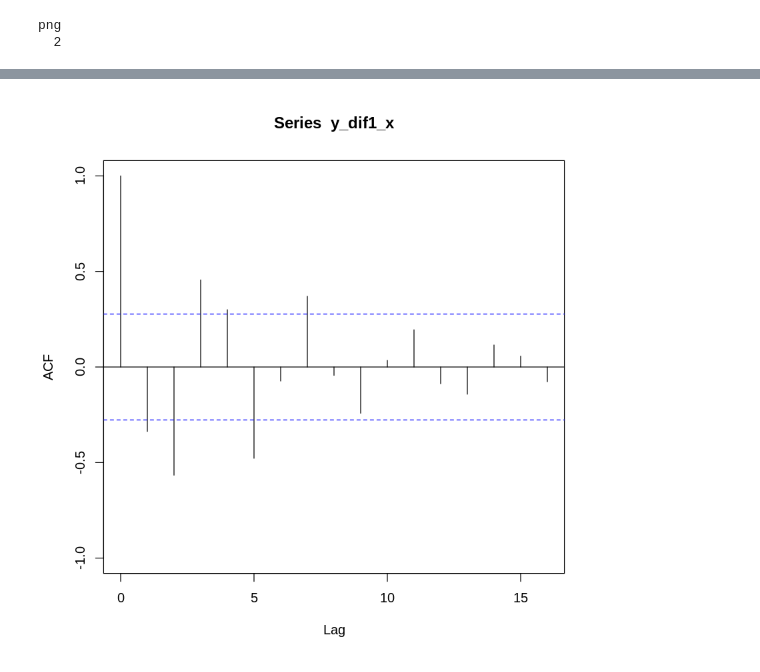
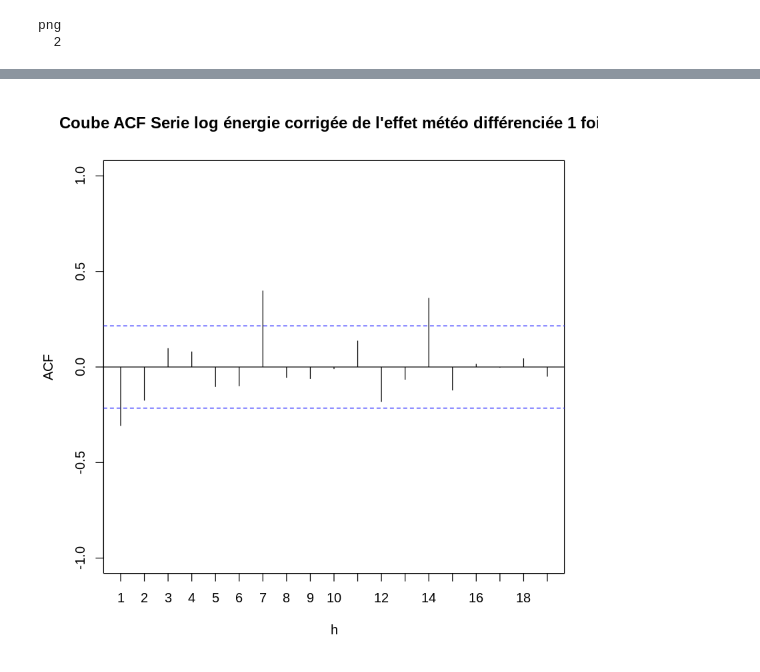
Before and after one commit to Silvock/projet_9_temporal_series, a Jupyter notebook: notebook/analyse.ipynb, the cells around one changed output, grey strips where cells are left out. Saved outputs shown, nothing was run; the diff lists cells and outputs as text; code cells hidden in the pictures.

```diff
--- a/notebook/analyse.ipynb
+++ b/notebook/analyse.ipynb
@@ -499,5 +514,8 @@ plot(acf(y_dif1,plot=FALSE),ylim=c(-1,1))
-# %%
-y_dif1_x=diff(y_dif1,lag=5,differences = 1)
-plot(acf(y_dif1_x,plot=FALSE),ylim=c(-1,1))
-# %% [output]
-[figure, removed]
+# %%
+y_dif1=diff(y,lag=1,differences = 1)
+acf = acf(y_dif1,lag.max=nlag,plot=FALSE)
+acf$lag = acf$lag*12
+plot(acf,ylim=c(-1,1),main="Coube ACF Serie log énergie corrigée de l'effet météo différenciée 1 fois",
+    ci=0.95,xlim=c(1,nlag-1),xaxp=c(1,nlag,nlag-1),type='h',lend='butt',xlab='h',ylab='ACF')
+# %% [output]
+[figure, added]
```
Also changed, not shown: parts of 22 cells of this notebook, 2 other files.
